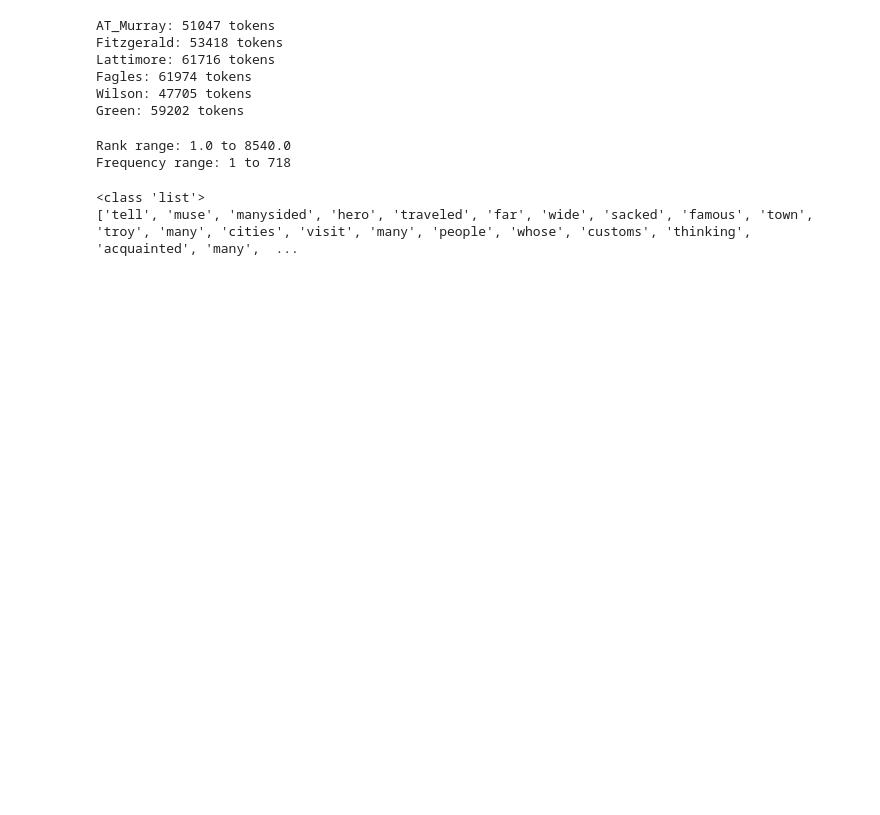
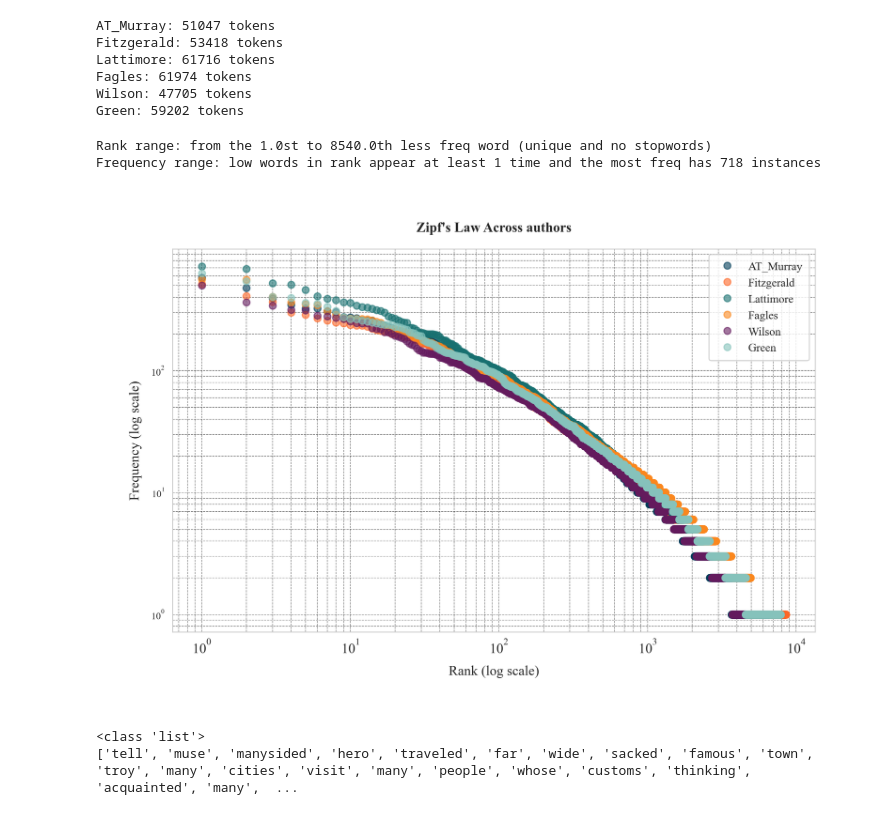
Before and after one commit to neophilology/English-Homer, a Jupyter notebook: Zipf_Six_Modern/Zipf_Six_Modern.ipynb, the cells around one changed output. Drawn from its saved outputs; the diff is of its cells as text; code cells hidden in the pictures; blank space fills up the shorter version.

Commit message:
zipf log curve plotted

```diff
--- a/Zipf_Six_Modern/Zipf_Six_Modern.ipynb
+++ b/Zipf_Six_Modern/Zipf_Six_Modern.ipynb
@@ -264,11 +264,54 @@ max_rank = max(df["rank"].max() for df in df_zipf_dict.values())
 min_freq = min(df["frequency"].min() for df in df_zipf_dict.values())
 max_freq = max(df["frequency"].max() for df in df_zipf_dict.values())
 
-print(f"Rank range: {min_rank} to {max_rank}")
-print(f"Frequency range: {min_freq} to {max_freq}")
+print(f"Rank range: from the {min_rank}st to {max_rank}th less freq word (unique set and stopwords removed).")
+print(f"Frequency range: low words in rank appear at least {min_freq} time and the most freq has {max_freq} instances.")
 # %% [output]
-Rank range: 1.0 to 8540.0
-Frequency range: 1 to 718
+Rank range: from the 1.0st to 8540.0th less freq word (unique and no stopwords)
+Frequency range: low words in rank appear at least 1 time and the most freq has 718 instances
+# %%
+# Step 3: Zipf's Law Plot
+
+# Convert token column to lists if stored as strings
+#df["tokens"] = df["tokens"].apply(lambda x: ast.literal_eval(x) if isinstance(x, str) else x)
+
+# Get unique authors dynamically
+authors = df["author"].unique()
+
+# Step 1: Compute word frequencies for each author
+freq_dict = {
+    author: Counter(
+        token for tokens in df[df["author"] == author]["tokens"] for token in tokens
+    )
+    for author in authors
+}
+
+# Step 2: Convert to DataFrames with rank
+df_zipf_dict = {
+    author: pd.DataFrame(freq.items(), columns=["word", "frequency"])
+    .sort_values(by="frequency", ascending=False)
+    .assign(rank=lambda df_: df_["frequency"].rank(method="first", ascending=False))
+    for author, freq in freq_dict.items()
+}
+
+# Step 3: Zipf's Law Plot
+def plot_zipfs_law(df_zipf_dict):
+    plt.figure(figsize=(10, 6))
+
+    for author, df_zipf in df_zipf_dict.items():
+        plt.loglog(df_zipf["rank"], df_zipf["frequency"], label=author, marker="o", linestyle="None", alpha=0.6)
+
+    plt.xlabel("Rank (log scale)")
+    plt.ylabel("Frequency (log scale)")
+    plt.title("Zipf's Law Across authors")
+    plt.legend()
+    plt.grid(True, which="both", linestyle="--", linewidth=0.5)
+    plt.show()
+
+# Call the plotting function
+plot_zipfs_law(df_zipf_dict)
+# %% [output]
+[figure, added]
 # %%
 print(type(df["tokens"].iloc[0]))  # Check first row's token type
 print(df["tokens"].iloc[0])        # Print the actual content
```
